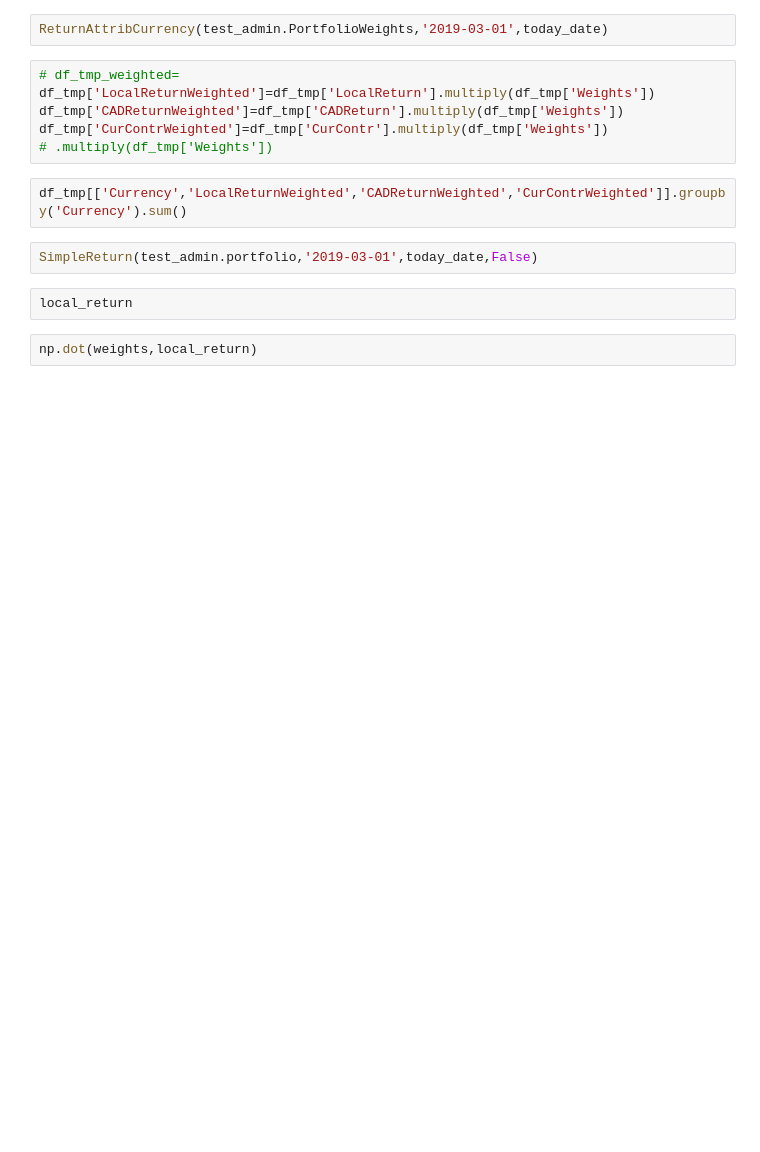
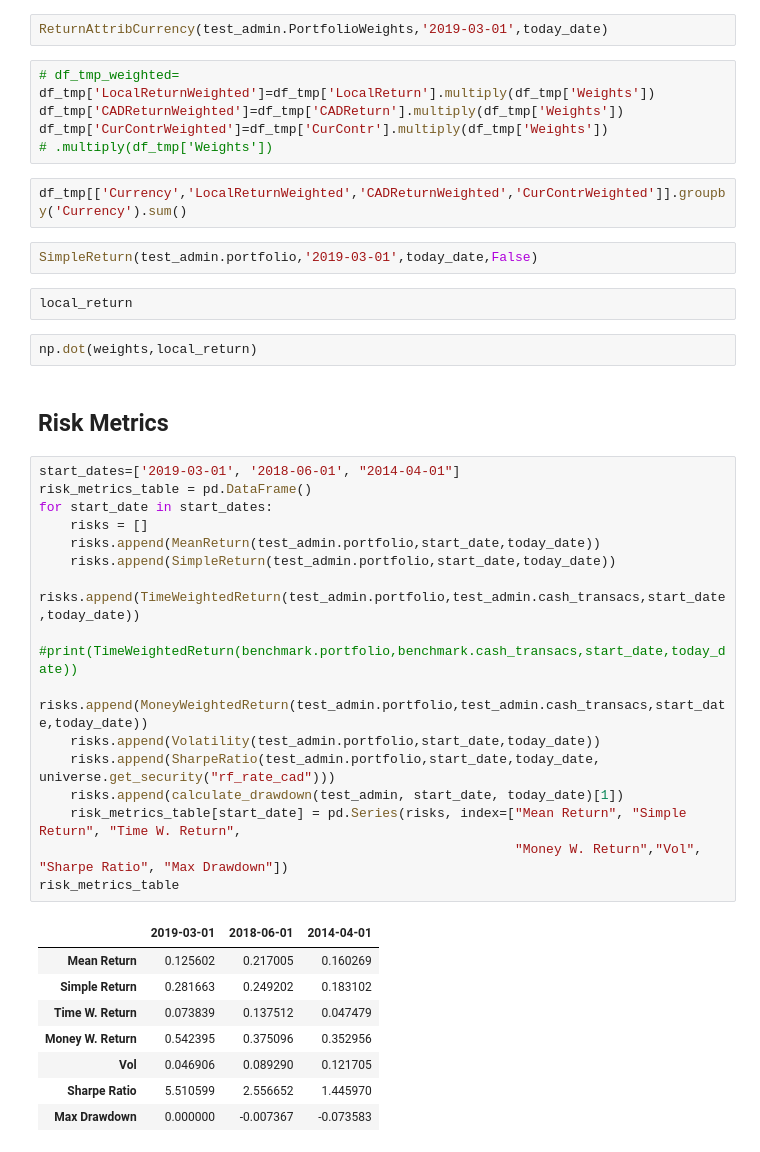
Before and after one commit to CherryADA/RoboAdvisor, a Jupyter notebook: Portfolio_demo3.ipynb, the cells around one changed output. Cells and saved outputs as stored; diff of their text form; blank space fills up the shorter version.

```diff
--- a/Portfolio_demo3.ipynb
+++ b/Portfolio_demo3.ipynb
@@ -261,6 +229,33 @@ SimpleReturn(test_admin.portfolio,'2019-03-01',today_date,False)
 local_return
 # %%
 np.dot(weights,local_return)
+# %% [markdown]
+## Risk Metrics
+# %%
+start_dates=['2019-03-01', '2018-06-01', "2014-04-01"]
+risk_metrics_table = pd.DataFrame()
+for start_date in start_dates:
+    risks = []
+    risks.append(MeanReturn(test_admin.portfolio,start_date,today_date))
+    risks.append(SimpleReturn(test_admin.portfolio,start_date,today_date))
+    risks.append(TimeWeightedReturn(test_admin.portfolio,test_admin.cash_transacs,start_date,today_date))
+    #print(TimeWeightedReturn(benchmark.portfolio,benchmark.cash_transacs,start_date,today_date))
+    risks.append(MoneyWeightedReturn(test_admin.portfolio,test_admin.cash_transacs,start_date,today_date))
+    risks.append(Volatility(test_admin.portfolio,start_date,today_date))
+    risks.append(SharpeRatio(test_admin.portfolio,start_date,today_date, universe.get_security("rf_rate_cad")))
+    risks.append(calculate_drawdown(test_admin, start_date, today_date)[1])
+    risk_metrics_table[start_date] = pd.Series(risks, index=["Mean Return", "Simple Return", "Time W. Return",
+                                                             "Money W. Return","Vol", "Sharpe Ratio", "Max Drawdown"])
+risk_metrics_table
+# %% [output]
+|  | 2019-03-01 | 2018-06-01 | 2014-04-01 |
+| Mean Return | 0.125602 | 0.217005 | 0.160269 |
+| Simple Return | 0.281663 | 0.249202 | 0.183102 |
+| Time W. Return | 0.073839 | 0.137512 | 0.047479 |
+| Money W. Return | 0.542395 | 0.375096 | 0.352956 |
+| Vol | 0.046906 | 0.089290 | 0.121705 |
+| Sharpe Ratio | 5.510599 | 2.556652 | 1.445970 |
+| Max Drawdown | 0.000000 | -0.007367 | -0.073583 |
 # %%
 from Scenario import run_scenario
 pnl_sec_asian_crisis,pnl_portf_asian_crisis=run_scenario(test_admin,0)
```
Also changed, not shown: parts of 14 cells of this notebook, 3 other files.
